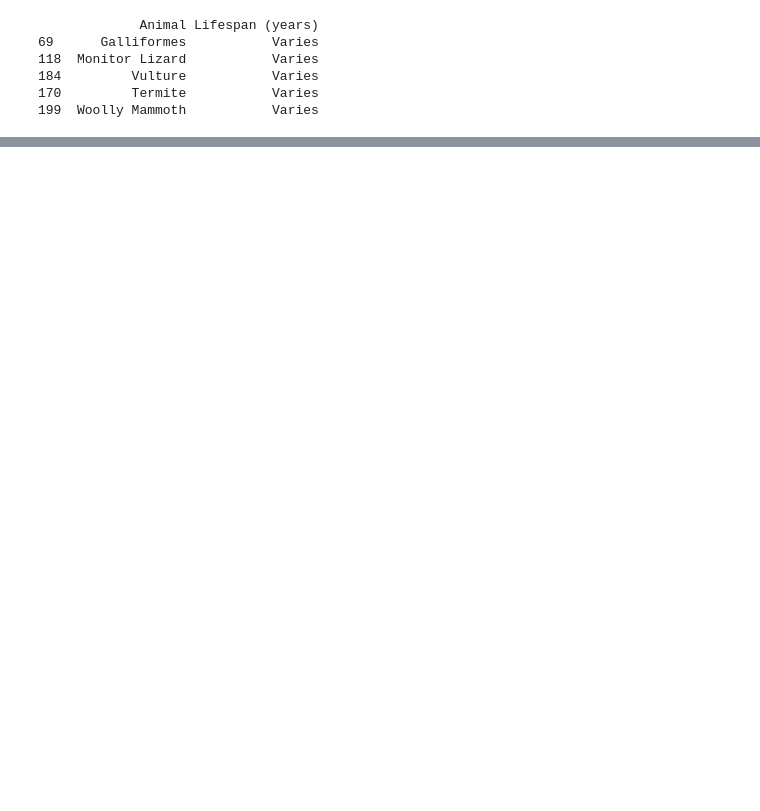
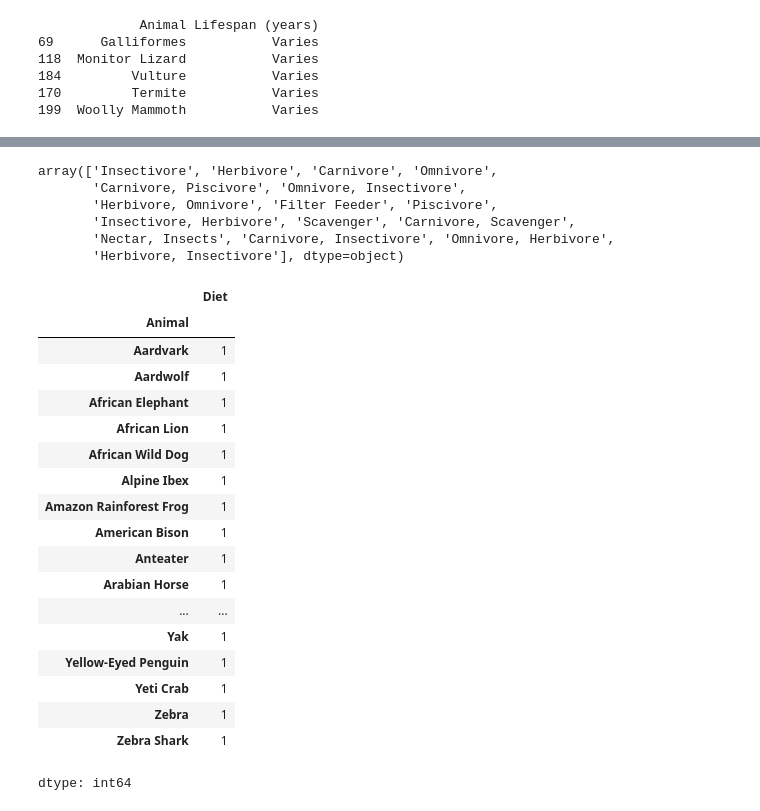
Before and after one commit to harivign/Animal-ds3-for-pandas-practice, a Jupyter notebook: animal_dataset3_practice_using_pandas.ipynb, the cells around one changed output, grey strips where cells are left out. Saved outputs shown, nothing was run; the diff lists cells and outputs as text; code cells hidden in the pictures; blank space fills up the shorter version.

```diff
--- a/animal_dataset3_practice_using_pandas.ipynb
+++ b/animal_dataset3_practice_using_pandas.ipynb
@@ -51,0 +73,9 @@ print(top5_lifespan[["Animal","Lifespan (years)"]])
+# %%
+df["Diet"].unique()
+# %% [output]
+array(['Insectivore', 'Herbivore', 'Carnivore', 'Omnivore',
+       'Carnivore, Piscivore', 'Omnivore, Insectivore',
+       'Herbivore, Omnivore', 'Filter Feeder', 'Piscivore',
+       'Insectivore, Herbivore', 'Scavenger', 'Carnivore, Scavenger',
+       'Nectar, Insects', 'Carnivore, Insectivore', 'Omnivore, Herbivore',
+       'Herbivore, Insectivore'], dtype=object)
@@ -51,0 +84,23 @@ print(top5_lifespan[["Animal","Lifespan (years)"]])
+# %%
+diets=df.groupby("Animal")["Diet"].count()
+diets
+# %% [output]
+|  | Diet |
+| Animal |  |
+| Aardvark | 1 |
+| Aardwolf | 1 |
+| African Elephant | 1 |
+| African Lion | 1 |
+| African Wild Dog | 1 |
+| Alpine Ibex | 1 |
+| Amazon Rainforest Frog | 1 |
+| American Bison | 1 |
+| Anteater | 1 |
+| Arabian Horse | 1 |
+| ... | ... |
+| Yak | 1 |
+| Yellow-Eyed Penguin | 1 |
+| Yeti Crab | 1 |
+| Zebra | 1 |
+| Zebra Shark | 1 |
+dtype: int64
```
Also changed, not shown: parts of 15 cells of this notebook.
